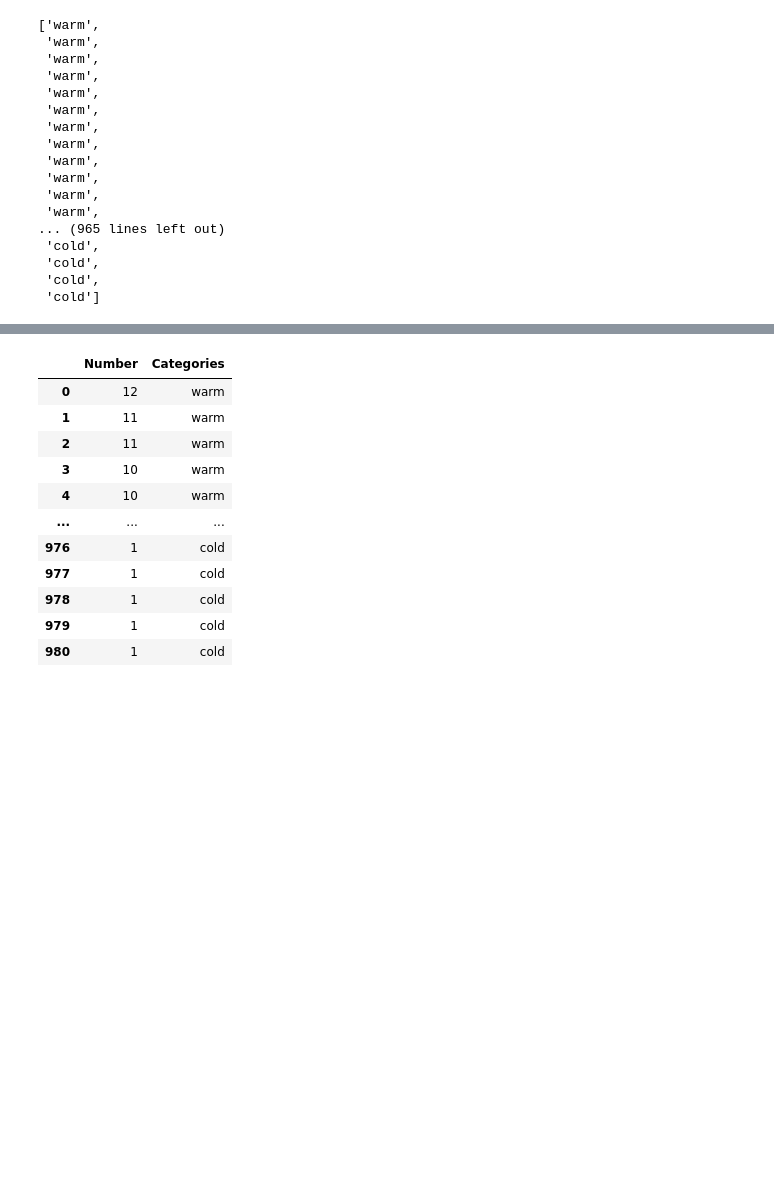
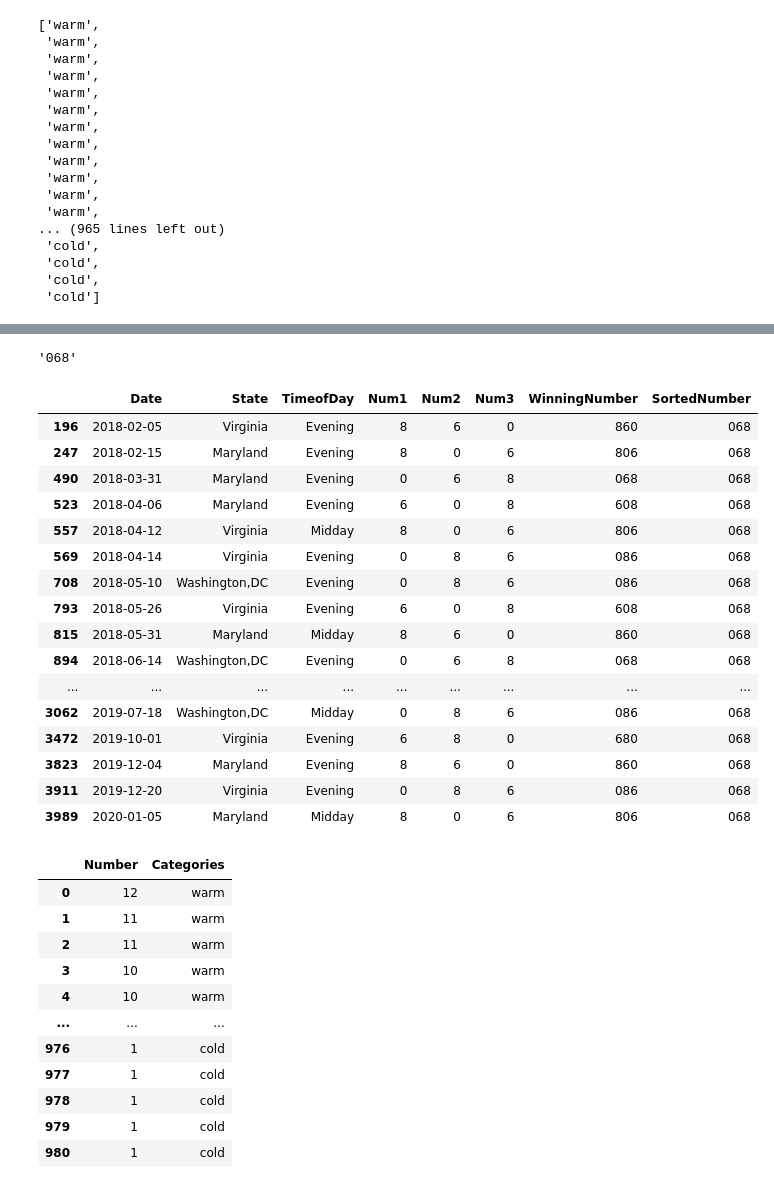
Before and after one commit to credmond219/project1, a Jupyter notebook: lottery.ipynb, the cells around one changed output, grey strips where cells are left out. Saved outputs shown, nothing was run; the diff lists cells and outputs as text; code cells hidden in the pictures; blank space fills up the shorter version.

```diff
--- a/lottery.ipynb
+++ b/lottery.ipynb
@@ -129,6 +129,7 @@ straight
 # %%
 #def box(b):
     #return box ['WinningNumber']
-sort_by_box = pick3.sort_values['WinningNumber'] == '375']
-sort_by_box
+box = ['WinningNumber']
+box = random.shuffle[pick3['WinningNumber'] == '987']
+print("Resuffled box : ", box)
 # %% [output]
@@ -163,3 +164,12 @@ test_x
  'cold',
  'cold',
  'cold']
+# %%
+pick3['SortedNumber'] = None
+
+for index, row in pick3.iterrows():
+    #print(row['WinningNumber'])
+    row = [char for char in row['WinningNumber']]
+    print(row)
+    box = ''.join(sorted(row))
+    pick3.loc[index,'SortedNumber'] = box
@@ -166,3 +210,29 @@ test_x
+# %%
+gen_box_pick3 = ''.join(sorted([g for g in gen_pick3]))
+gen_box_pick3
+# %% [output]
+'068'
+# %%
+box = pick3.loc[pick3['SortedNumber'] == gen_box_pick3]
+box
+# %% [output]
+|  | Date | State | TimeofDay | Num1 | Num2 | Num3 | WinningNumber | SortedNumber |
+| 196 | 2018-02-05 | Virginia | Evening | 8 | 6 | 0 | 860 | 068 |
+| 247 | 2018-02-15 | Maryland | Evening | 8 | 0 | 6 | 806 | 068 |
+| 490 | 2018-03-31 | Maryland | Evening | 0 | 6 | 8 | 068 | 068 |
+| 523 | 2018-04-06 | Maryland | Evening | 6 | 0 | 8 | 608 | 068 |
+| 557 | 2018-04-12 | Virginia | Midday | 8 | 0 | 6 | 806 | 068 |
+| 569 | 2018-04-14 | Virginia | Evening | 0 | 8 | 6 | 086 | 068 |
+| 708 | 2018-05-10 | Washington,DC | Evening | 0 | 8 | 6 | 086 | 068 |
+| 793 | 2018-05-26 | Virginia | Evening | 6 | 0 | 8 | 608 | 068 |
+| 815 | 2018-05-31 | Maryland | Midday | 8 | 6 | 0 | 860 | 068 |
+| 894 | 2018-06-14 | Washington,DC | Evening | 0 | 6 | 8 | 068 | 068 |
+| ... | ... | ... | ... | ... | ... | ... | ... | ... |
+| 3062 | 2019-07-18 | Washington,DC | Midday | 0 | 8 | 6 | 086 | 068 |
+| 3472 | 2019-10-01 | Virginia | Evening | 6 | 8 | 0 | 680 | 068 |
+| 3823 | 2019-12-04 | Maryland | Evening | 8 | 6 | 0 | 860 | 068 |
+| 3911 | 2019-12-20 | Virginia | Evening | 0 | 8 | 6 | 086 | 068 |
+| 3989 | 2020-01-05 | Maryland | Midday | 8 | 0 | 6 | 806 | 068 |
 # %%
 df = pd.DataFrame(list(zip(number, test_x)),
                columns =['Number', 'Categories'])
```
Also changed, not shown: parts of 3 cells of this notebook.
